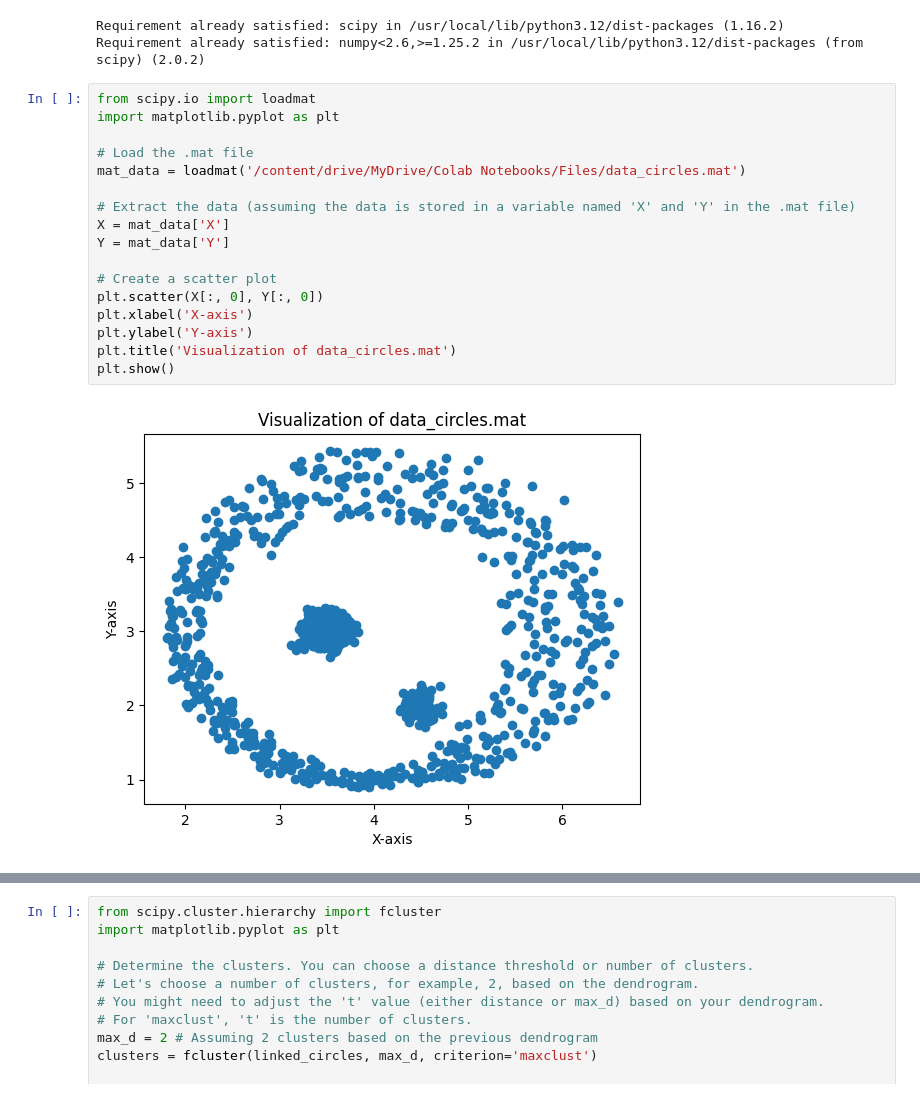
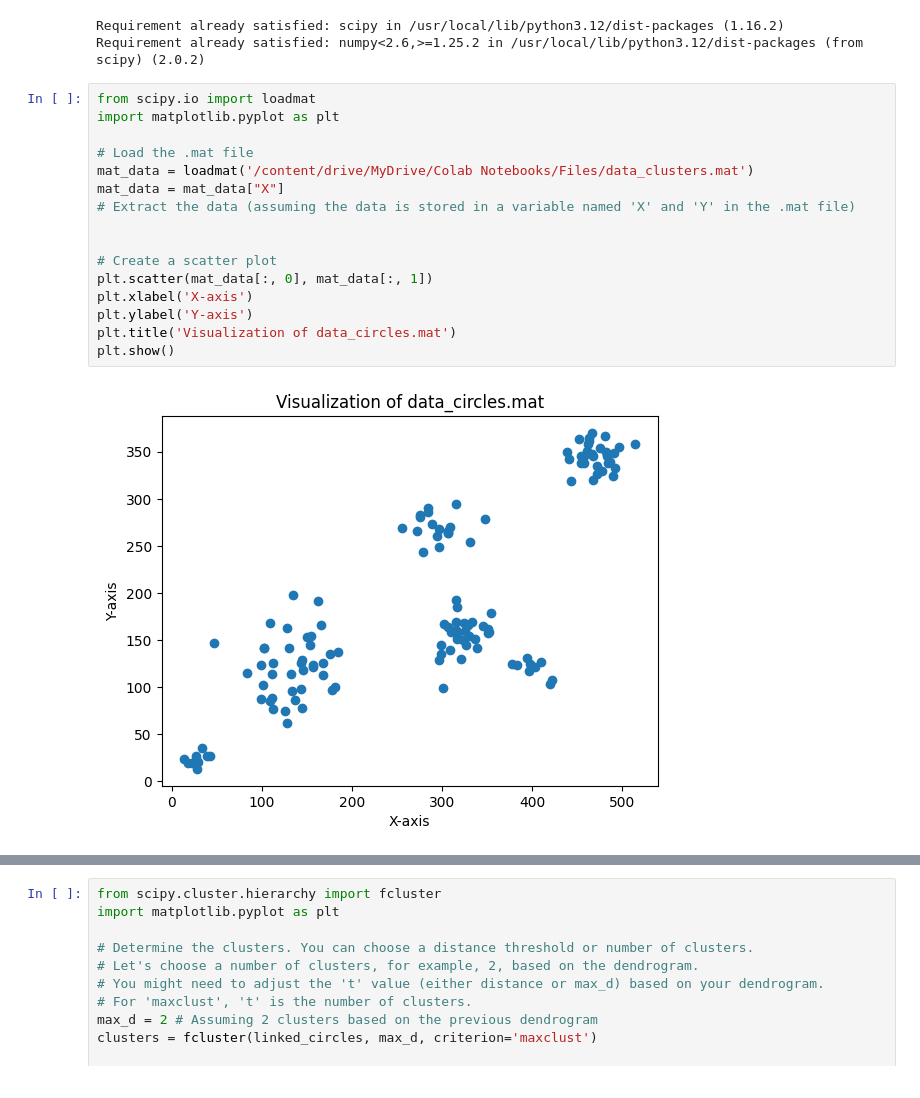
Before and after one commit to maxi9113/colab_notebook, a Jupyter notebook: IC_Ejercicio_jerarquicio_taller_2.ipynb, the cells around one changed output, grey strips where cells are left out. Saved outputs shown, nothing was run; the diff lists cells and outputs as text.

Commit message:
Se creó con Colab

```diff
--- a/IC_Ejercicio_jerarquicio_taller_2.ipynb
+++ b/IC_Ejercicio_jerarquicio_taller_2.ipynb
@@ -10,22 +10,21 @@ Requirement already satisfied: numpy<2.6,>=1.25.2 in /usr/local/lib/python3.12/d
 # %%
 from scipy.io import loadmat
 import matplotlib.pyplot as plt
 
 # Load the .mat file
-mat_data = loadmat('/content/drive/MyDrive/Colab Notebooks/Files/data_circles.mat')
+mat_data = loadmat('/content/drive/MyDrive/Colab Notebooks/Files/data_clusters.mat')
+mat_data = mat_data["X"]
+# Extract the data (assuming the data is stored in a variable named 'X' and 'Y' in the .mat file)
 
-# Extract the data (assuming the data is stored in a variable named 'X' and 'Y' in the .mat file)
-X = mat_data['X']
-Y = mat_data['Y']
 
 # Create a scatter plot
-plt.scatter(X[:, 0], Y[:, 0])
+plt.scatter(mat_data[:, 0], mat_data[:, 1])
 plt.xlabel('X-axis')
 plt.ylabel('Y-axis')
 plt.title('Visualization of data_circles.mat')
 plt.show()
 # %% [output]
-[figure, old version]
+[figure, new version]
 # %%
 from scipy.cluster.hierarchy import linkage, dendrogram
 import matplotlib.pyplot as plt
```
Also changed, not shown: parts of 1 cell of this notebook.
